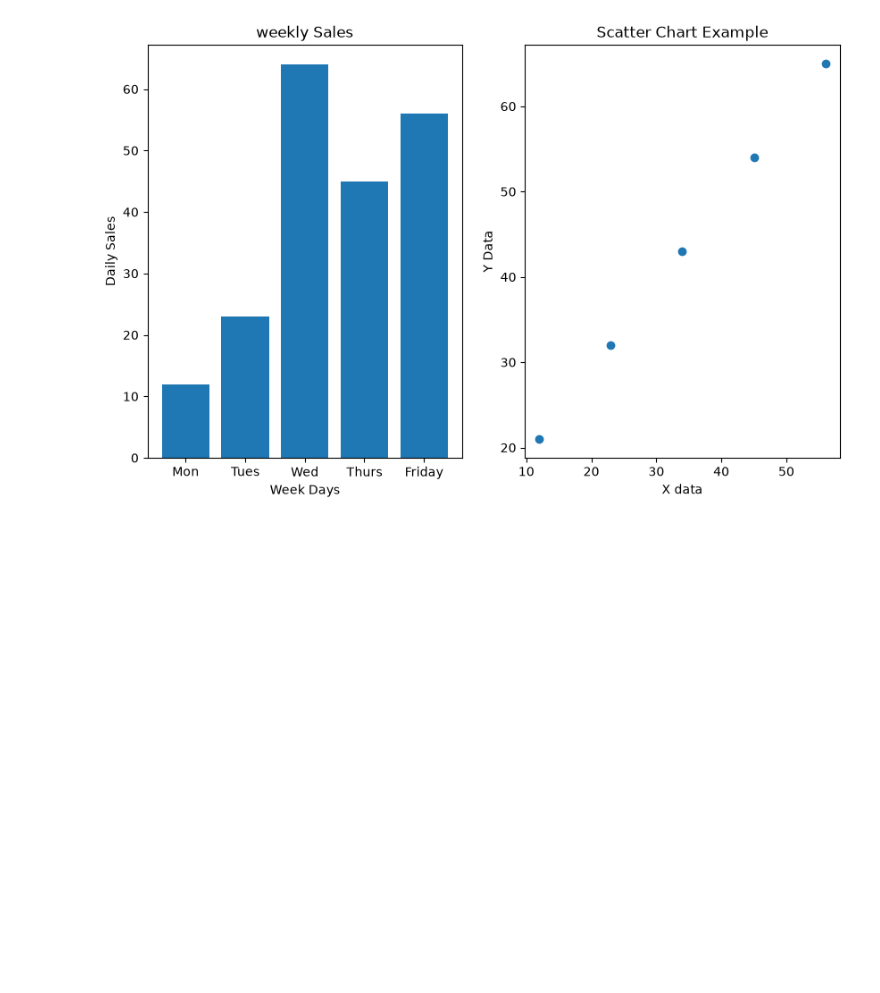
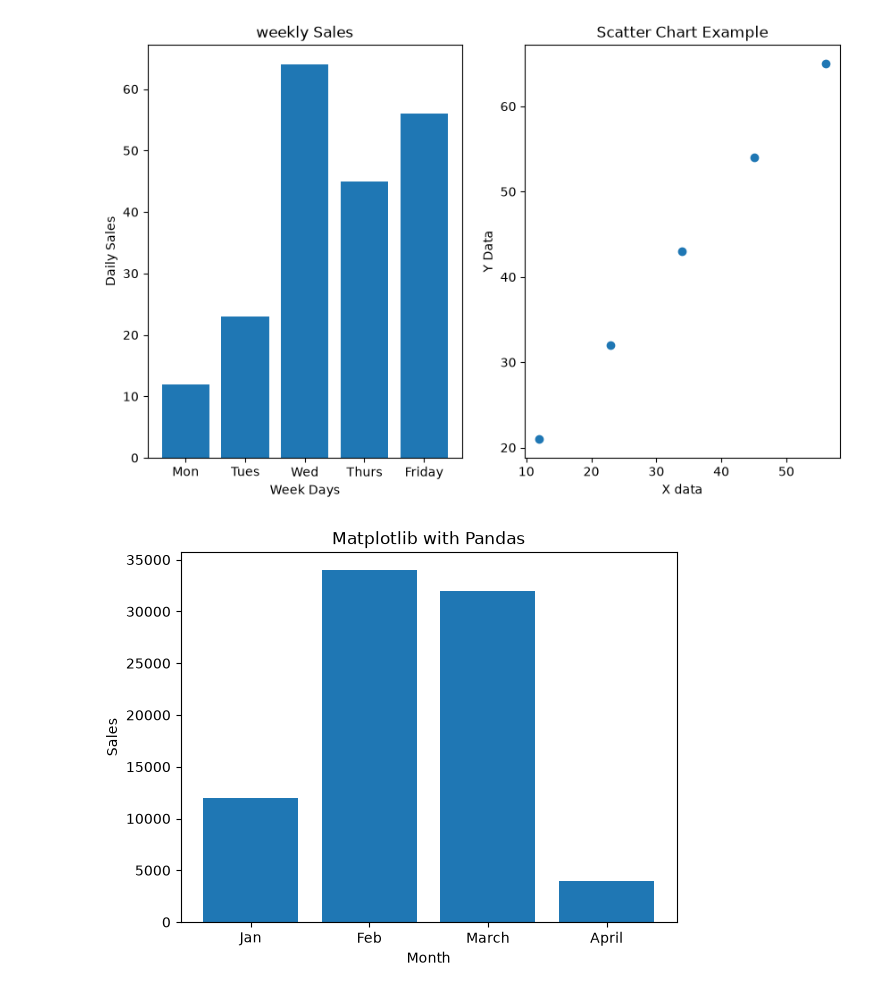
Before and after one commit to priyanship-cse/ADS_26_2026_2503201000866, a Jupyter notebook: Python/HCL Training/day3.ipynb, the cells around one changed output. Drawn from its saved outputs; the diff is of its cells as text; code cells hidden in the pictures; blank space fills up the shorter version.

```diff
--- a/Python/HCL Training/day3.ipynb
+++ b/Python/HCL Training/day3.ipynb
@@ -97,3 +98,23 @@ plt.ylabel("Y Data")
 plt.show()
 # %% [output]
 [figure]
+# %%
+data = {
+    'Month': ['Jan', 'Feb', 'March', 'April'],
+    'sales': [12000, 34000, 32000, 4000]
+}
+
+df = pd.DataFrame(data)
+
+df  # Show data
+
+plt.bar(df['Month'], df['sales'])
+
+plt.title("Matplotlib with Pandas")
+plt.xlabel("Month")
+plt.ylabel("Sales")
+
+plt.savefig("Monthly_Sales_from_Dataframe.png")
+plt.show()
+# %% [output]
+[figure, added]
```
Also changed, not shown: parts of 1 cell of this notebook, 2 other files.
